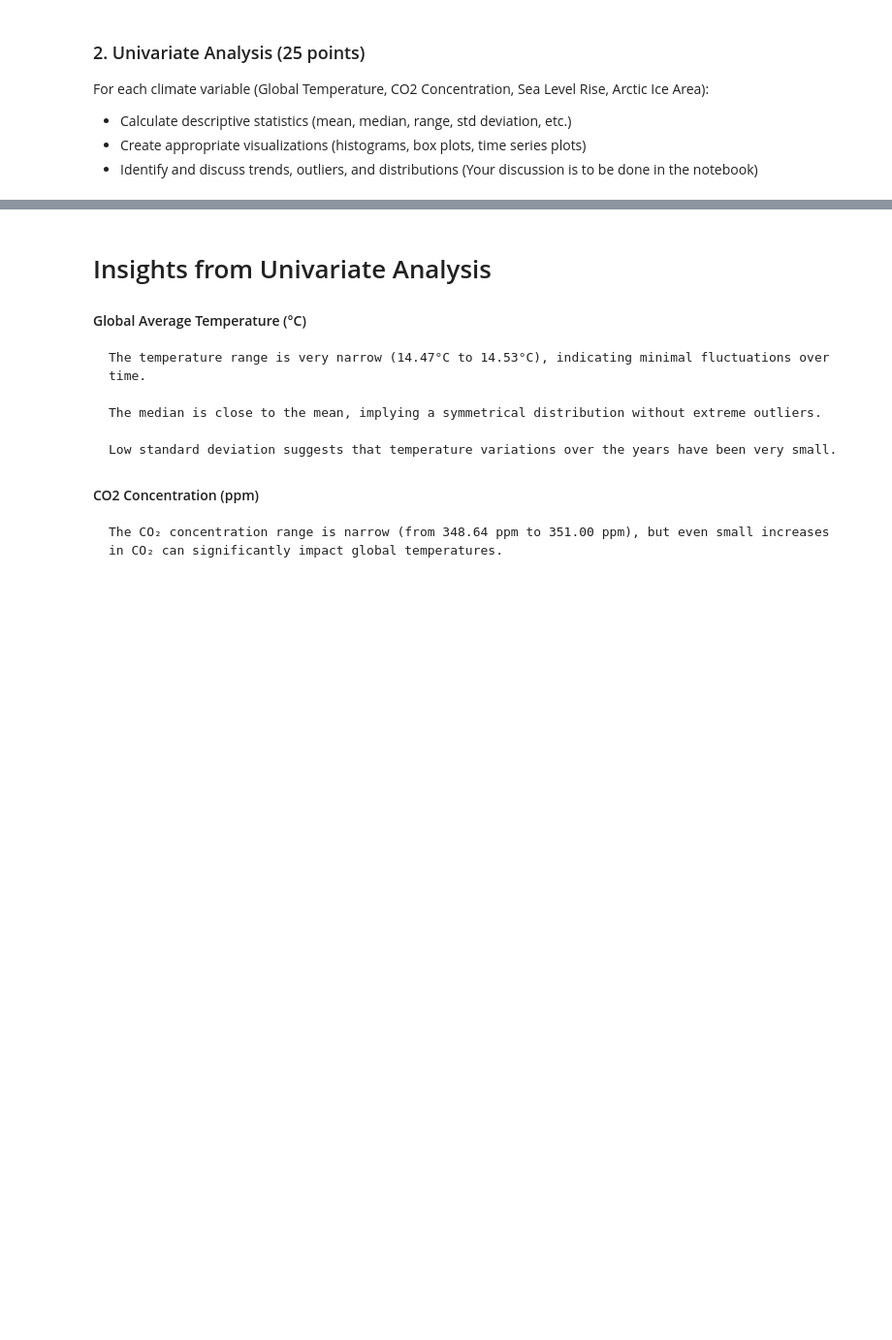
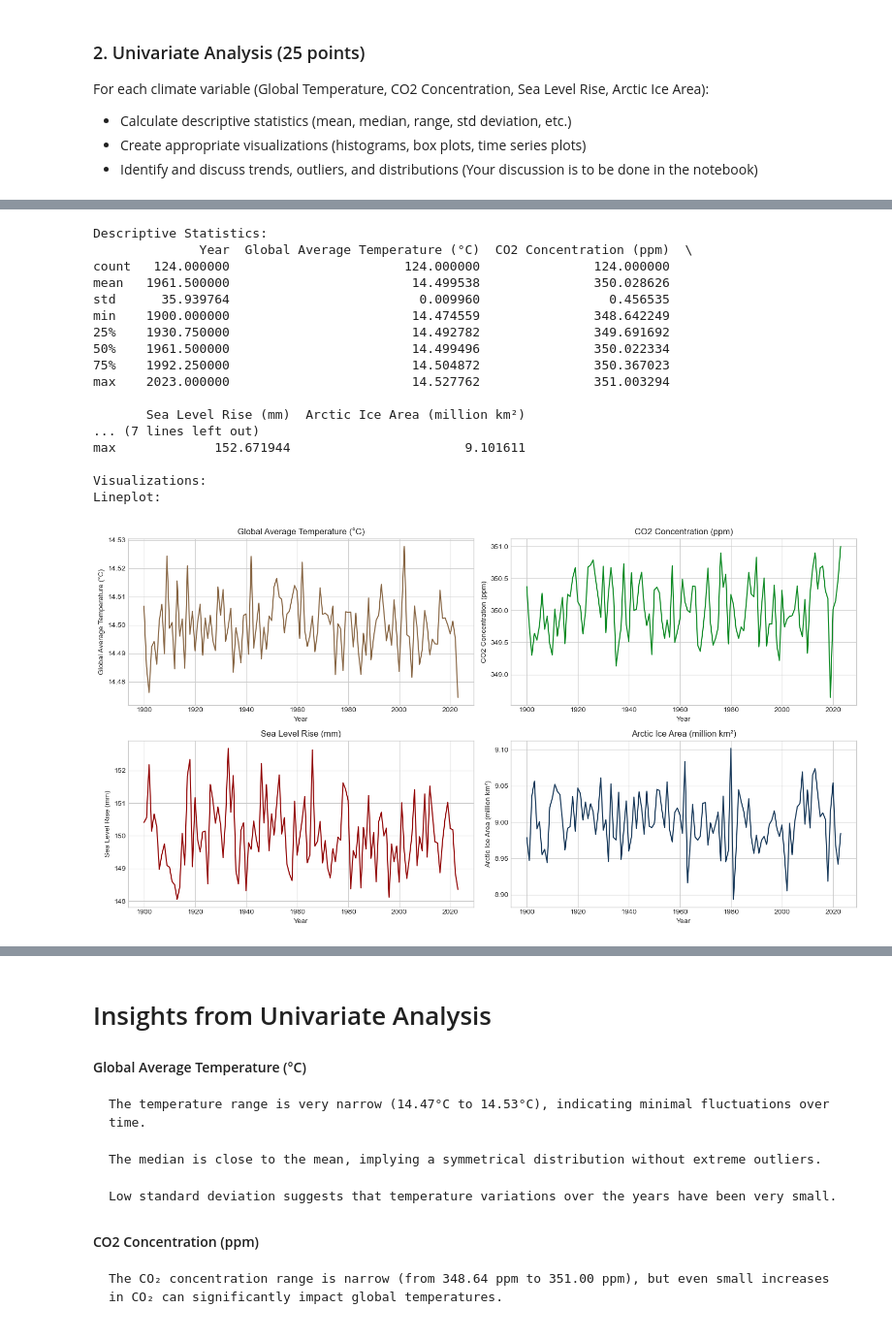
Before and after one commit to Omdena-NIC-Nepal/complete-eda-financial-analysis, a Jupyter notebook: climate_eda.ipynb, the cells around one changed output, grey strips where cells are left out. Shown at 97% size. Saved outputs shown, nothing was run; the diff lists cells and outputs as text; code cells hidden in the pictures; blank space fills up the shorter version.

Commit message:
Your commit message

```diff
--- a/climate_eda.ipynb
+++ b/climate_eda.ipynb
@@ -78,9 +61,13 @@ df.head()
 # Check for missing values and basic information about the dataset
 print("Dataset Information:")
 print(df.info())
-
 print("\nMissing Values:")
 print(df.isnull().sum())
+year = "Year"
+avg_temperature = "Global Average Temperature (°C)"
+co2_concentration = "CO2 Concentration (ppm)"
+sea_level_rise = "Sea Level Rise (mm)"
+arctic_ice_area = "Arctic Ice Area (million km²)"
 # %% [output]
 Dataset Information:
 <class 'pandas.core.frame.DataFrame'>
@@ -153,0 +89,6 @@ aggregated_data
+# %%
+# TODO: Aggregate data by year to create a 124-year time series
+# Your code here
+# TODO: Aggregate data by year to create a 124-year time series
+yearly_data = df.groupby("Year")[[avg_temperature, co2_concentration, sea_level_rise, arctic_ice_area]].mean().reset_index()
+yearly_data.head()
@@ -290,0 +112,49 @@ Creating plots...
+# %%
+# TODO: Perform univariate analysis for each climate variable
+# Include descriptive statistics and appropriate visualizations
+# Descriptive statistics for each variable
+# describe used for mean, median, standard devition
+print("Descriptive Statistics:")
+print(yearly_data.describe())
+print("\nVisualizations:")  # You can use line plots, histograms, or density plots
+# Line plot for temperature over time
+print("Lineplot:")
+fig, axes = plt.subplots(2, 2, figsize=(15,8))
+
+#Lineplot for Global average temperature vs Year
+sns.lineplot(data=yearly_data, x="Year", y=avg_temperature, ax=axes[0,0], color="#876543")
+axes[0,0].set_title(avg_temperature)
+
+#Lineplot for Co2 Concentration vs Year
+sns.lineplot(data=yearly_data, x="Year", y=co2_concentration, ax=axes[0,1], color="#098820")
+axes[0,1].set_title(co2_concentration)
+
+#Lineplot for Sea Level rise vs Year
+sns.lineplot(data=yearly_data, x="Year", y=sea_level_rise, ax=axes[1,0], color="#900000")
+axes[1,0].set_title(sea_level_rise)
+
+#Lineplot for Arctic Ice Area vs Year
+sns.lineplot(data=yearly_data, x="Year", y=arctic_ice_area, ax=axes[1,1], color="#123456")
+axes[1,1].set_title(arctic_ice_area)
+
+plt.tight_layout()
+plt.show()
+# %% [output]
+Descriptive Statistics:
+              Year  Global Average Temperature (°C)  CO2 Concentration (ppm)  \
+count   124.000000                       124.000000               124.000000
+mean   1961.500000                        14.499538               350.028626
+std      35.939764                         0.009960                 0.456535
+min    1900.000000                        14.474559               348.642249
+25%    1930.750000                        14.492782               349.691692
+50%    1961.500000                        14.499496               350.022334
+75%    1992.250000                        14.504872               350.367023
+max    2023.000000                        14.527762               351.003294
+
+       Sea Level Rise (mm)  Arctic Ice Area (million km²)
+... (7 lines left out)
+max             152.671944                       9.101611
+
+Visualizations:
+Lineplot:
+[figure, added]
```
Also changed, not shown: parts of 21 cells of this notebook, 2 other files.
